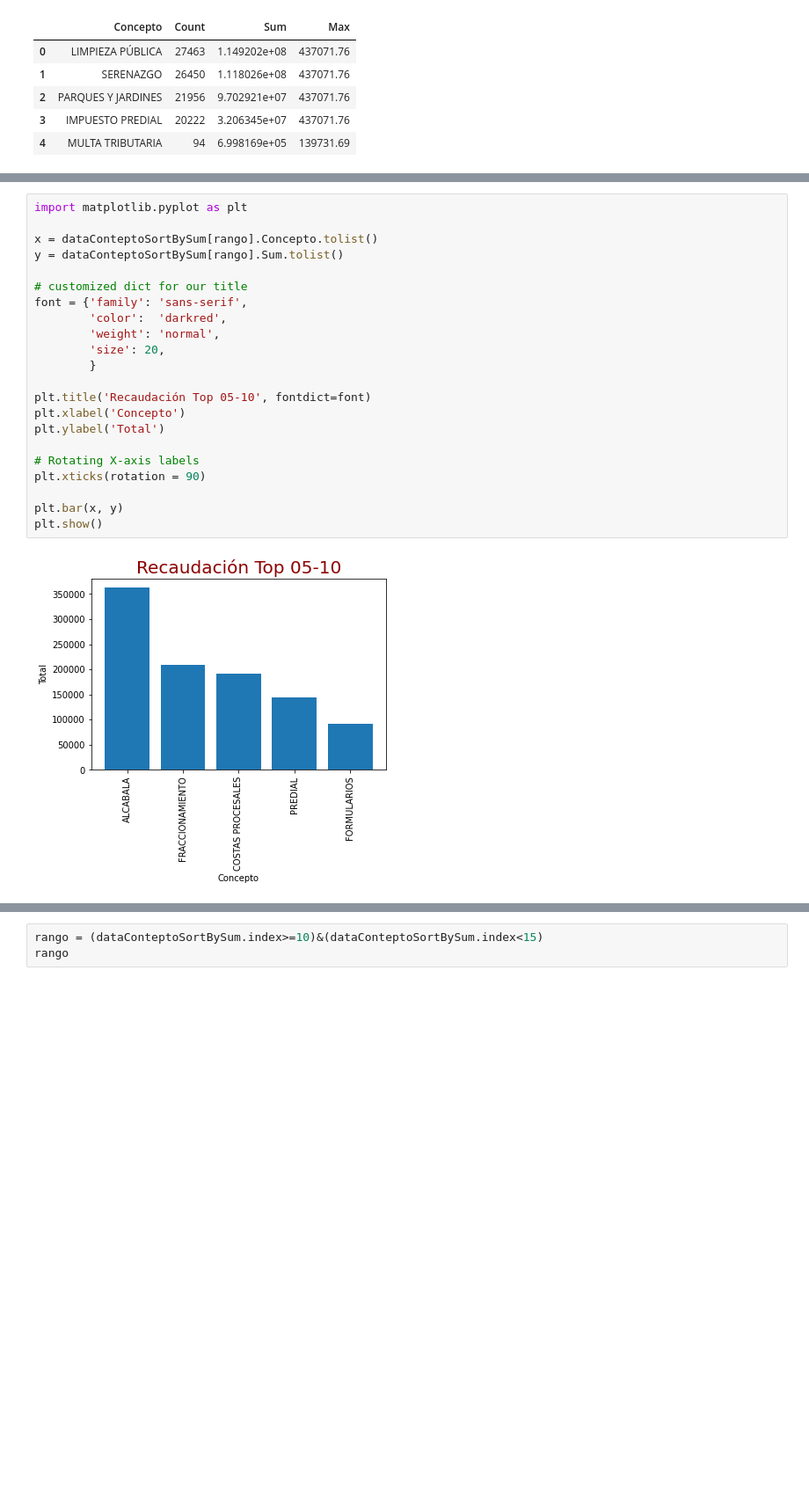
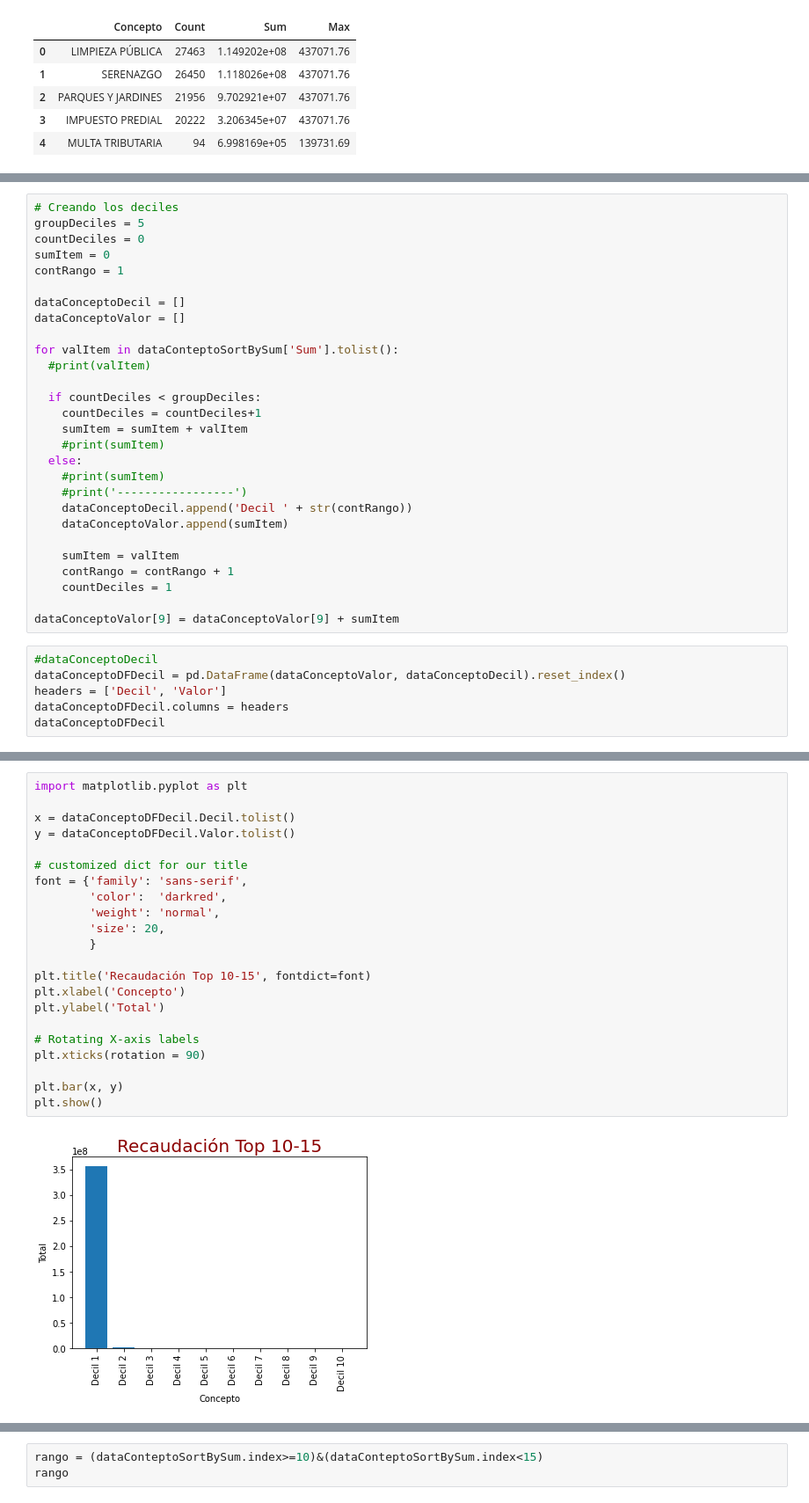
Before and after one commit to CVilaNet/RecaudacionMDP2022, a Jupyter notebook: RecaudacionMDP.ipynb, the cells around one changed output, grey strips where cells are left out. Shown at 88% size. Saved outputs shown, nothing was run; the diff lists cells and outputs as text; blank space fills up the shorter version.

```diff
--- a/RecaudacionMDP.ipynb
+++ b/RecaudacionMDP.ipynb
@@ -181,0 +371,34 @@ array([False, False, False, False, False,  True,  True,  True,  True,
+# %%
+# Creando los deciles
+groupDeciles = 5
+countDeciles = 0
+sumItem = 0
+contRango = 1
+
+dataConceptoDecil = []
+dataConceptoValor = []
+
+for valItem in dataConteptoSortBySum['Sum'].tolist():
+  #print(valItem)
+
+  if countDeciles < groupDeciles:
+    countDeciles = countDeciles+1
+    sumItem = sumItem + valItem
+    #print(sumItem)
+  else:
+    #print(sumItem)
+    #print('-----------------')
+    dataConceptoDecil.append('Decil ' + str(contRango))
+    dataConceptoValor.append(sumItem)
+
+    sumItem = valItem
+    contRango = contRango + 1
+    countDeciles = 1
+
+dataConceptoValor[9] = dataConceptoValor[9] + sumItem
+# %%
+#dataConceptoDecil
+dataConceptoDFDecil = pd.DataFrame(dataConceptoValor, dataConceptoDecil).reset_index()
+headers = ['Decil', 'Valor']
+dataConceptoDFDecil.columns = headers
+dataConceptoDFDecil
@@ -182,24 +430,24 @@ array([False, False, False, False, False,  True,  True,  True,  True,
 # %%
 import matplotlib.pyplot as plt
 
-x = dataConteptoSortBySum[rango].Concepto.tolist()
-y = dataConteptoSortBySum[rango].Sum.tolist()
+x = dataConceptoDFDecil.Decil.tolist()
+y = dataConceptoDFDecil.Valor.tolist()
 
 # customized dict for our title
 font = {'family': 'sans-serif',
         'color':  'darkred',
         'weight': 'normal',
         'size': 20,
         }
 
-plt.title('Recaudación Top 05-10', fontdict=font)
+plt.title('Recaudación Top 10-15', fontdict=font)
 plt.xlabel('Concepto')
 plt.ylabel('Total')
 
 # Rotating X-axis labels
 plt.xticks(rotation = 90)
 
 plt.bar(x, y)
 plt.show()
 # %% [output]
-[figure, old version]
+[figure, new version]
```
Also changed, not shown: parts of 22 cells of this notebook.
